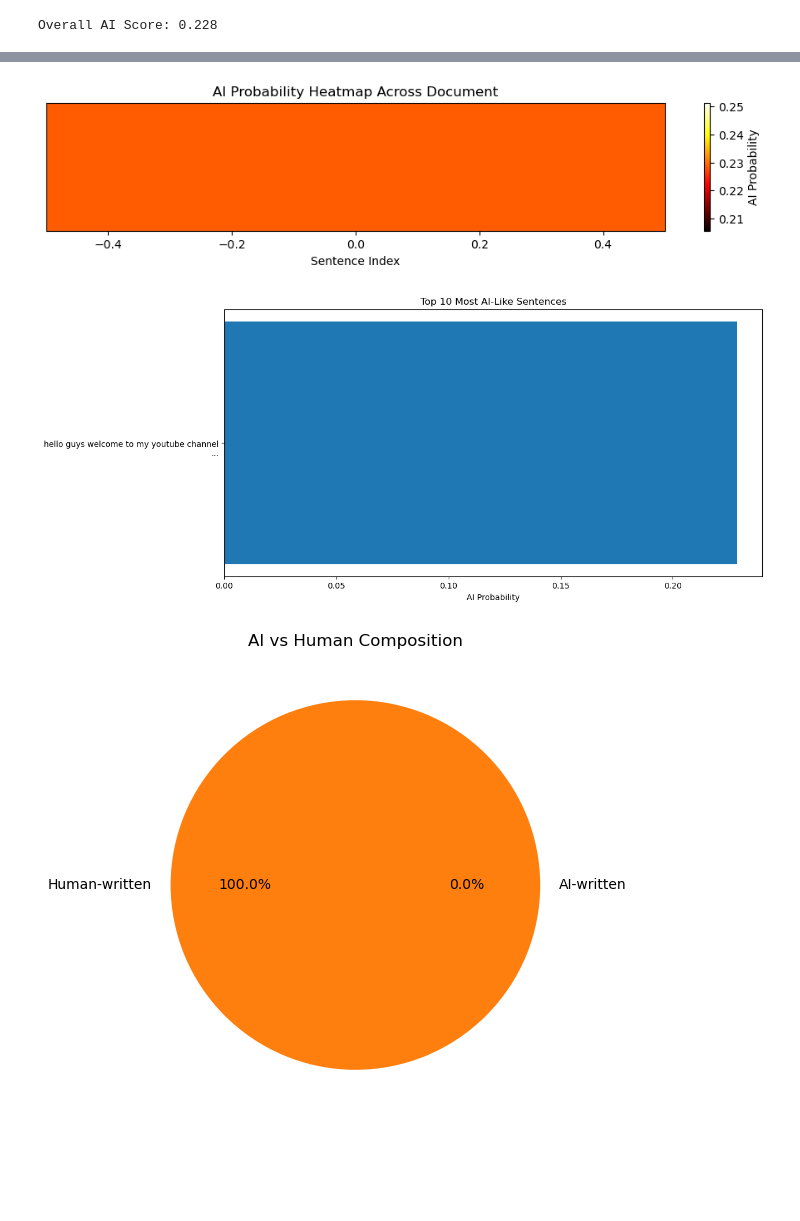
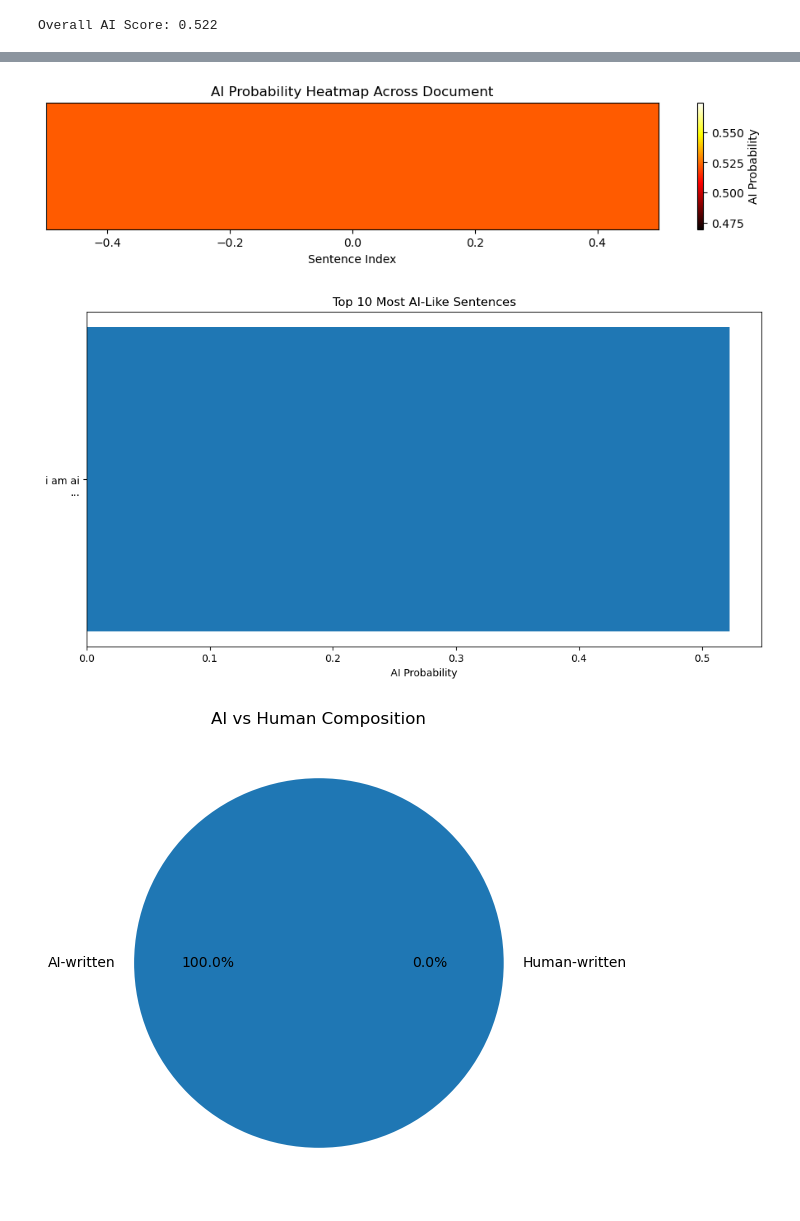
Before and after one commit to Sharan-Prashanth/-bytespace-sih25180, a Jupyter notebook: Model/ai_validator/ai_evaluator_engine.ipynb, the cells around one changed output, grey strips where cells are left out. Cells and saved outputs as stored; diff of their text form; code cells hidden in the pictures; blank space fills up the shorter version.

```diff
--- a/Model/ai_validator/ai_evaluator_engine.ipynb
+++ b/Model/ai_validator/ai_evaluator_engine.ipynb
@@ -140,7 +112,7 @@ def line_ai_trend(analysis):
     plt.show()
 # %%
 sample_text = """
-hello guys welcome to my youtube channel
+i am ai
 """
 
 analysis = analyse_document(sample_text)
@@ -154,4 +126,4 @@ bar_top_ai_sentences(analysis)
 pie_ai_vs_human(analysis)
 line_ai_trend(analysis)
 # %% [output]
-Overall AI Score: 0.228
+Overall AI Score: 0.522
@@ -159,3 +131,3 @@ Overall AI Score: 0.228
-[figure, old version]
+[figure, new version]
-[figure, old version]
+[figure, new version]
-[figure, old version]
+[figure, new version]
```
Also changed, not shown: parts of 4 cells of this notebook, 11 other files.
